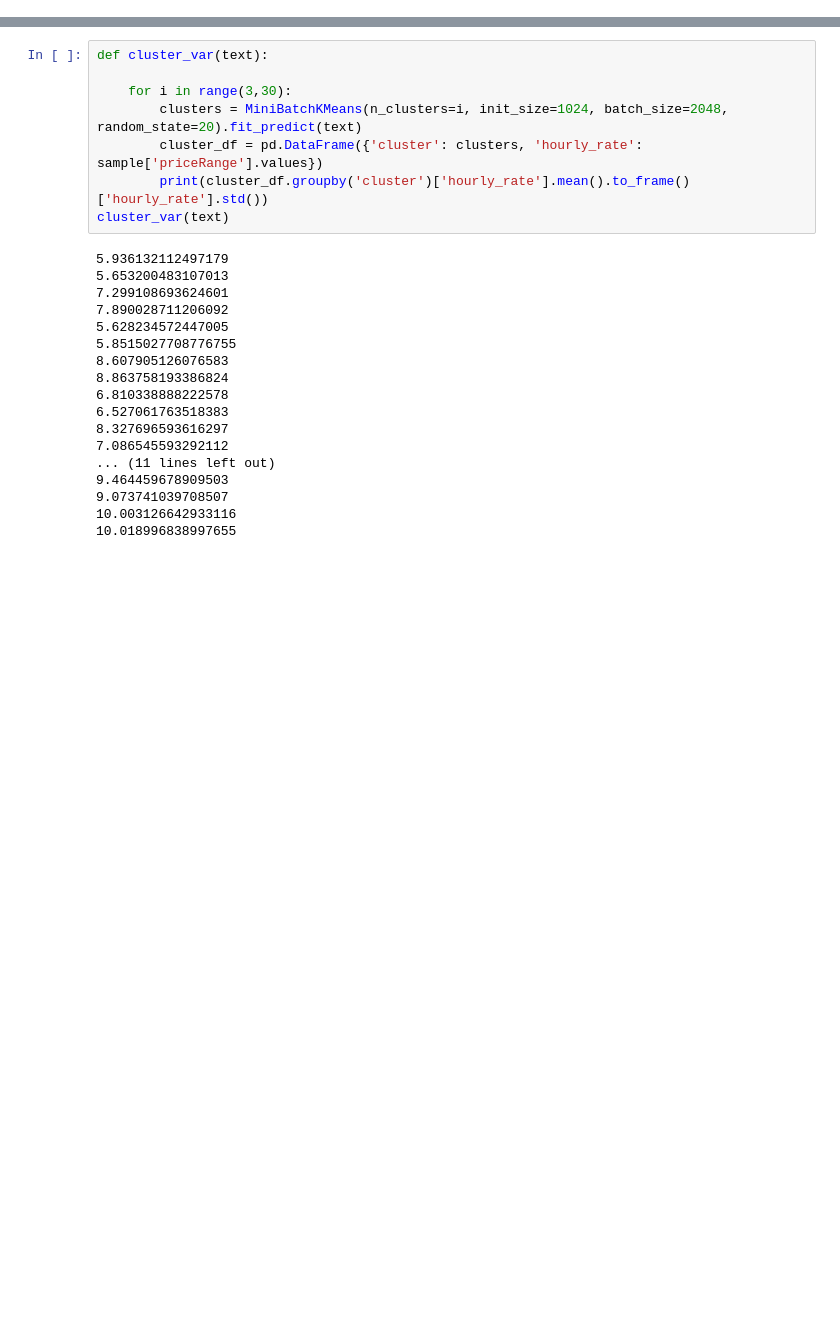
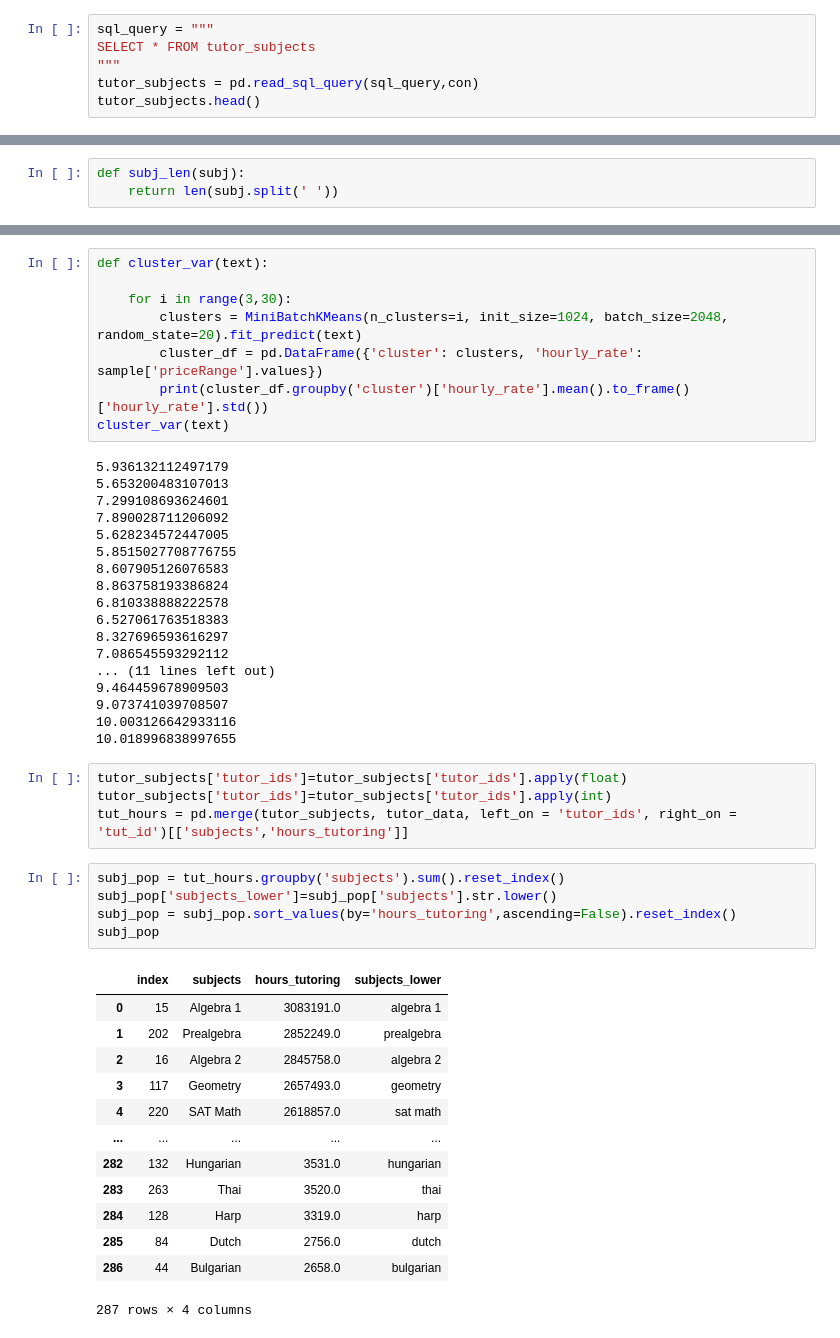
Before and after one commit to cfodonnell/Insight_Project_AsTutor, a Jupyter notebook: EDA/bio_subjects_clustering.ipynb, the cells around one changed output, grey strips where cells are left out. Drawn from its saved outputs; the diff is of its cells as text; blank space fills up the shorter version.

```diff
--- a/EDA/bio_subjects_clustering.ipynb
+++ b/EDA/bio_subjects_clustering.ipynb
@@ -58,0 +50,6 @@ sample['subject_list_joined'].iloc[0]
+# %%
+sql_query = """
+SELECT * FROM tutor_subjects
+"""
+tutor_subjects = pd.read_sql_query(sql_query,con)
+tutor_subjects.head()
@@ -58,0 +63,3 @@ sample['subject_list_joined'].iloc[0]
+# %%
+def subj_len(subj):
+    return len(subj.split(' '))
@@ -249,3 +311,26 @@ cluster_var(text)
 9.073741039708507
 10.003126642933116
 10.018996838997655
+# %%
+tutor_subjects['tutor_ids']=tutor_subjects['tutor_ids'].apply(float)
+tutor_subjects['tutor_ids']=tutor_subjects['tutor_ids'].apply(int)
+tut_hours = pd.merge(tutor_subjects, tutor_data, left_on = 'tutor_ids', right_on = 'tut_id')[['subjects','hours_tutoring']]
+# %%
+subj_pop = tut_hours.groupby('subjects').sum().reset_index()
+subj_pop['subjects_lower']=subj_pop['subjects'].str.lower()
+subj_pop = subj_pop.sort_values(by='hours_tutoring',ascending=False).reset_index()
+subj_pop
+# %% [output]
+|  | index | subjects | hours_tutoring | subjects_lower |
+| 0 | 15 | Algebra 1 | 3083191.0 | algebra 1 |
+| 1 | 202 | Prealgebra | 2852249.0 | prealgebra |
+| 2 | 16 | Algebra 2 | 2845758.0 | algebra 2 |
+| 3 | 117 | Geometry | 2657493.0 | geometry |
+| 4 | 220 | SAT Math | 2618857.0 | sat math |
+| ... | ... | ... | ... | ... |
+| 282 | 132 | Hungarian | 3531.0 | hungarian |
+| 283 | 263 | Thai | 3520.0 | thai |
+| 284 | 128 | Harp | 3319.0 | harp |
+| 285 | 84 | Dutch | 2756.0 | dutch |
+| 286 | 44 | Bulgarian | 2658.0 | bulgarian |
+287 rows × 4 columns
```
Also changed, not shown: parts of 29 cells of this notebook, 7 other files.
